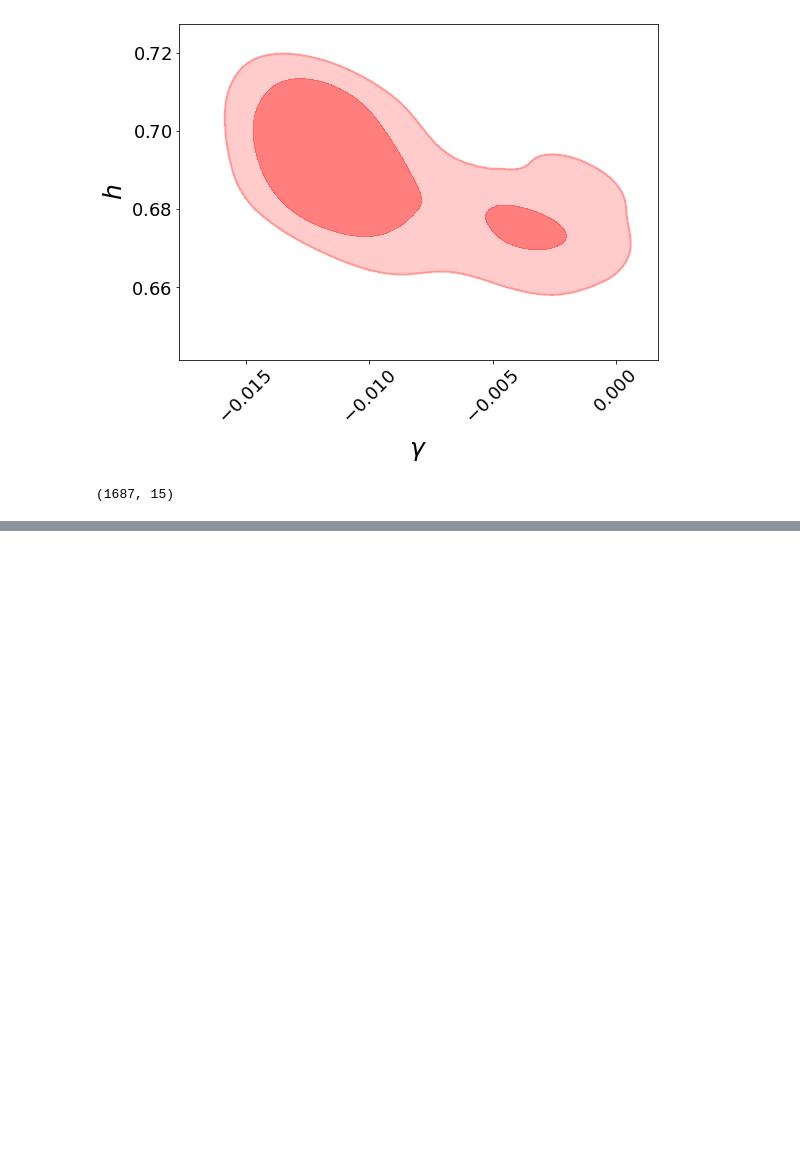
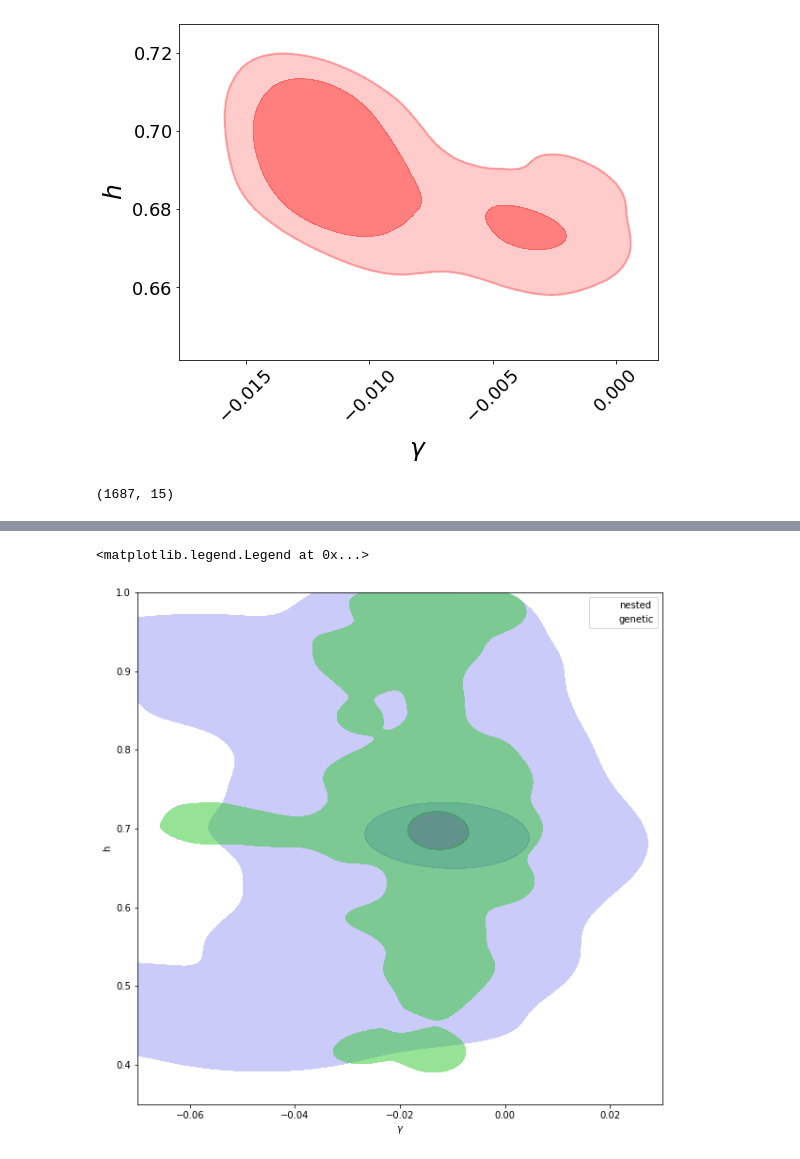
Before and after one commit to igomezv/cosmo_tools, a Jupyter notebook: models/genetic_paper/plots.ipynb, the cells around one changed output, grey strips where cells are left out. Cells and saved outputs as stored; diff of their text form; code cells hidden in the pictures; blank space fills up the shorter version.

```diff
--- a/models/genetic_paper/plots.ipynb
+++ b/models/genetic_paper/plots.ipynb
@@ -675,3 +484,19 @@ plt.xlim(-0.02, 0)
+# %%
+fig = plt.figure(figsize=(10, 10))
+
+sns.kdeplot(data_le1[:,5], data_le1[:,4], label='nested', color='b', levels=3, shade=True, alpha=0.6)
+sns.kdeplot(data_le2[:,5], data_le2[:,4], label='genetic', color='g', levels=3, shade=True, alpha=0.5)
+
+plt.ylabel('h')
+plt.xlabel('$\gamma$')
+
+plt.ylim(0.35, 1)
+plt.xlim(-0.07, 0.03)
+plt.legend()
+# plt.xlim(-0.06, 0.04)
+# %% [output]
+<matplotlib.legend.Legend at 0x...>
+[figure, added]
 # %%
 fig, ax = plt.subplots()
 
```
Also changed, not shown: parts of 18 cells of this notebook, 8 other files.
